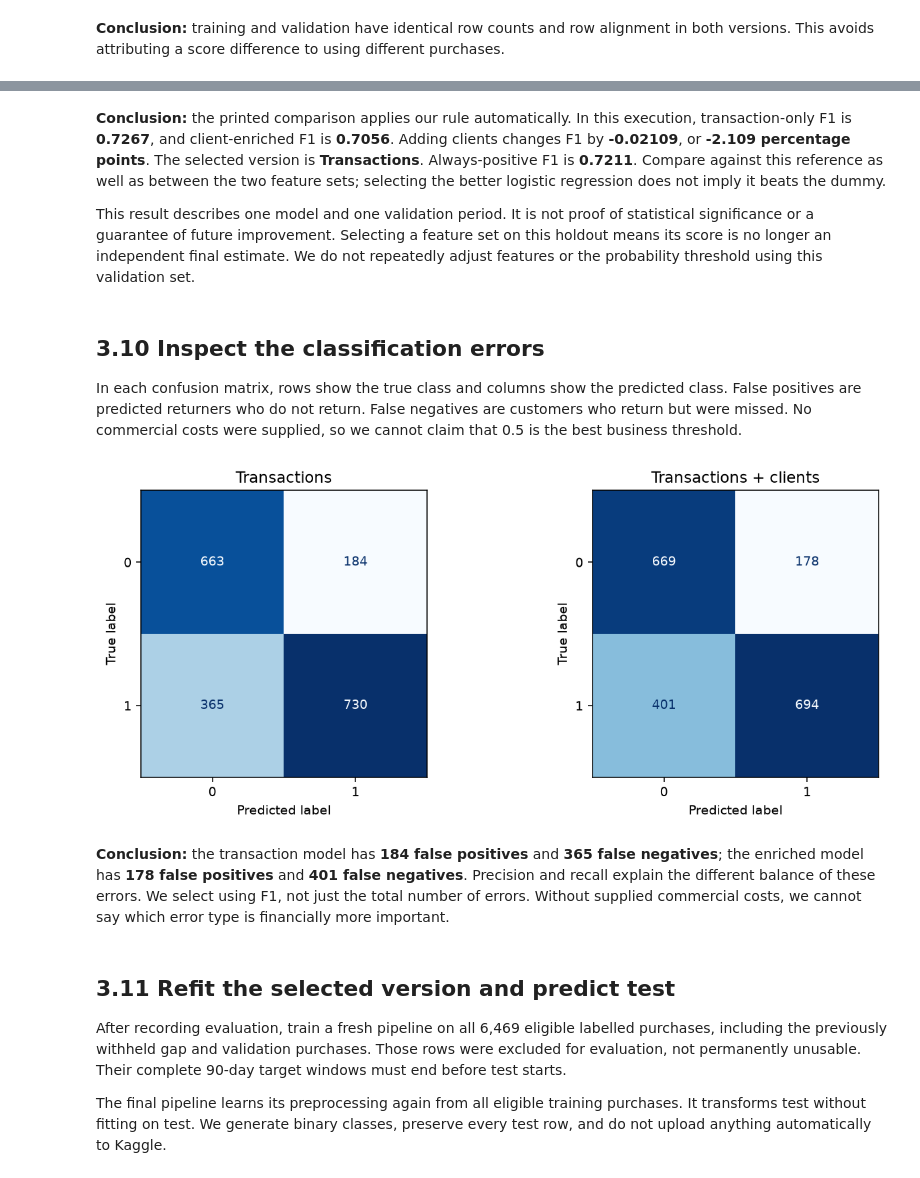
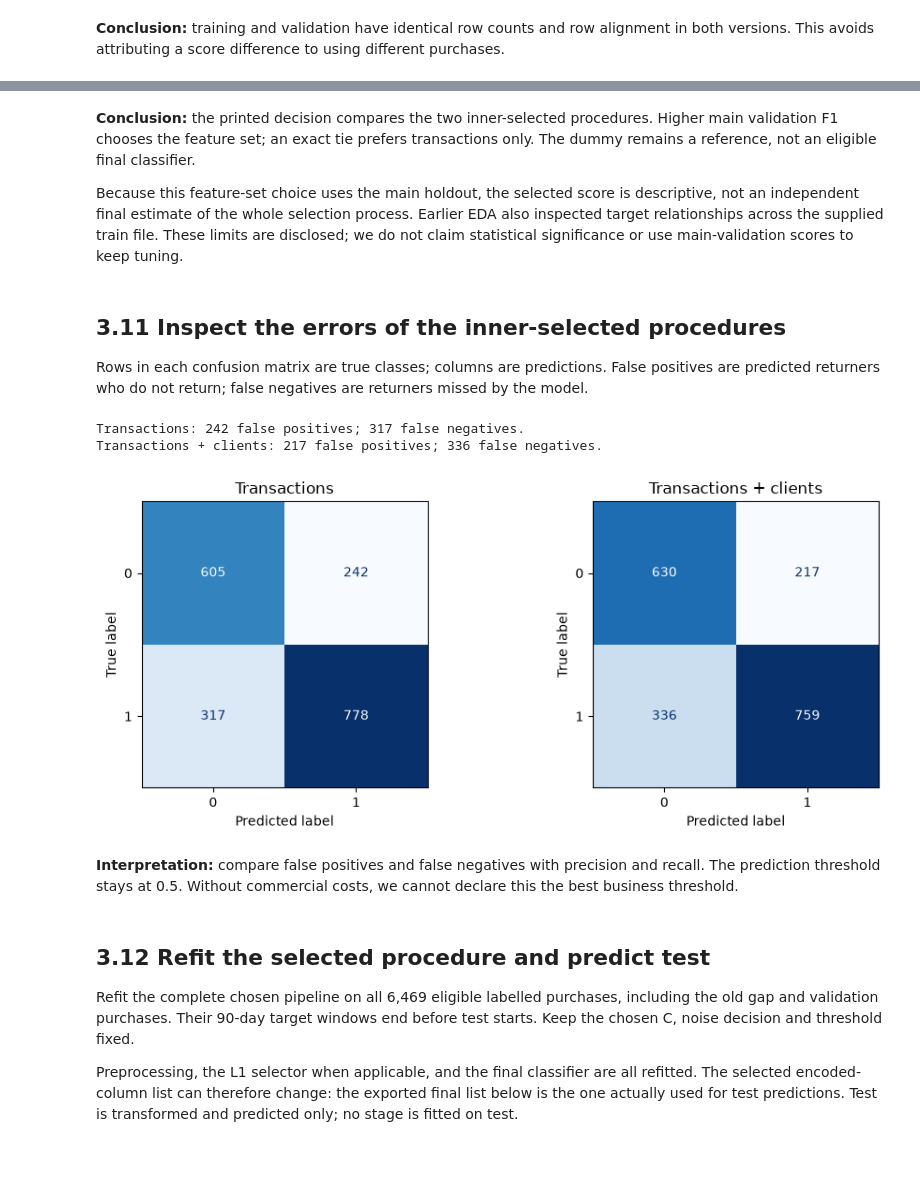
Before and after one commit to alfredosoudo21/ML_Group_04, a Jupyter notebook: notebooks/03_temporal_baseline_experiments.ipynb, the cells around one changed output, grey strips where cells are left out. Saved outputs shown, nothing was run; the diff lists cells and outputs as text; code cells hidden in the pictures.

Commit message:
Add train-only L1 selection and random noise comparison

```diff
--- a/notebooks/03_temporal_baseline_experiments.ipynb
+++ b/notebooks/03_temporal_baseline_experiments.ipynb
@@ -20,6 +20,8 @@ from pathlib import Path
 import pandas as pd
 import matplotlib.pyplot as plt
 import sklearn
+import warnings
+import numpy as np
 
 from sklearn.compose import ColumnTransformer
 from sklearn.pipeline import Pipeline
@@ -27,6 +29,8 @@ from sklearn.impute import SimpleImputer
 from sklearn.preprocessing import StandardScaler, OneHotEncoder
 from sklearn.linear_model import LogisticRegression
 from sklearn.dummy import DummyClassifier
+from sklearn.feature_selection import SelectFromModel
+from sklearn.exceptions import ConvergenceWarning
 from sklearn.metrics import (
     f1_score, precision_score, recall_score, accuracy_score,
     roc_auc_score, confusion_matrix, ConfusionMatrixDisplay
@@ -38,10 +42,11 @@ if not DATA_DIR.is_dir():
 if not DATA_DIR.is_dir():
     raise FileNotFoundError('Run from the project root or notebooks folder.')
 
-OUTPUT_DIR = DATA_DIR.parent / 'output' / 'notebook03'
+OUTPUT_DIR = DATA_DIR.parent / 'outputs' / 'notebook03'
 OUTPUT_DIR.mkdir(parents=True, exist_ok=True)
 TARGET = 'repeat_purchase_90d'
 THRESHOLD = 0.5
+RANDOM_STATE = 42
 
 print('pandas:', pd.__version__)
 print('scikit-learn:', sklearn.__version__)
@@ -331,0 +521,15 @@ Both models fitted without reaching the iteration limit.
+# %%
+# Paired comparisons change only random_noise at a fixed selection setting.
+noise_comparison = inner_results.pivot(
+    index=['Feature set', 'Selection'], columns='Keep noise', values='Inner F1'
+).rename(columns={True: 'F1 with noise', False: 'F1 without noise'})
+noise_comparison['Delta without minus with'] = (
+    noise_comparison['F1 without noise'] - noise_comparison['F1 with noise']
+)
+display(noise_comparison.round(4))
+
+for feature_set, candidate_id in chosen_candidates.items():
+    spec = candidate_specs[candidate_id]
+    noise_decision = 'kept as a candidate' if spec['keep_noise'] else 'removed before preprocessing'
+    selection_decision = 'no selection' if spec['selector_c'] is None else 'L1 C=' + str(spec['selector_c'])
+    print(feature_set + ': ' + selection_decision + '; random_noise ' + noise_decision + '.')
@@ -393,38 +696,37 @@ Always-positive F1: 0.7211
 # %% [markdown]
-**Conclusion:** the printed comparison applies our rule automatically. In this execution, transaction-only F1 is **0.7267**, and client-enriched F1 is **0.7056**. Adding clients changes F1 by **-0.02109**, or **-2.109 percentage points**. The selected version is **Transactions**. Always-positive F1 is **0.7211**. Compare against this reference as well as between the two feature sets; selecting the better logistic regression does not imply it beats the dummy.
+**Conclusion:** the printed decision compares the two inner-selected procedures. Higher main validation F1 chooses the feature set; an exact tie prefers transactions only. The dummy remains a reference, not an eligible final classifier.
 
-This result describes one model and one validation period. It is not proof of statistical significance or a guarantee of future improvement. Selecting a feature set on this holdout means its score is no longer an independent final estimate. We do not repeatedly adjust features or the probability threshold using this validation set.
+Because this feature-set choice uses the main holdout, the selected score is descriptive, not an independent final estimate of the whole selection process. Earlier EDA also inspected target relationships across the supplied train file. These limits are disclosed; we do not claim statistical significance or use main-validation scores to keep tuning.
 # %% [markdown]
-## 3.10 Inspect the classification errors
+## 3.11 Inspect the errors of the inner-selected procedures
 
-In each confusion matrix, rows show the true class and columns show the predicted class. False positives are predicted returners who do not return. False negatives are customers who return but were missed. No commercial costs were supplied, so we cannot claim that 0.5 is the best business threshold.
+Rows in each confusion matrix are true classes; columns are predictions. False positives are predicted returners who do not return; false negatives are returners missed by the model.
 # %%
 fig, axes = plt.subplots(1, 2, figsize=(10, 4))
-
-ConfusionMatrixDisplay.from_predictions(
-    y_valid, transaction_prediction, labels=[0, 1],
-    ax=axes[0], cmap='Blues', colorbar=False
-)
-axes[0].set_title('Transactions')
-
-ConfusionMatrixDisplay.from_predictions(
-    y_valid, client_prediction, labels=[0, 1],
-    ax=axes[1], cmap='Blues', colorbar=False
-)
-axes[1].set_title('Transactions + clients')
-
+for axis, name in zip(axes, feature_sets):
+    ConfusionMatrixDisplay.from_predictions(
+        y_valid, selected_predictions[name], labels=[0, 1],
+        ax=axis, cmap='Blues', colorbar=False
+    )
+    axis.set_title(name)
+    tn, fp, fn, tp = confusion_matrix(
+        y_valid, selected_predictions[name], labels=[0, 1]
+    ).ravel()
+    print(name + ':', int(fp), 'false positives;', int(fn), 'false negatives.')
 plt.tight_layout()
 plt.show()
 # %% [output]
+Transactions: 242 false positives; 317 false negatives.
+Transactions + clients: 217 false positives; 336 false negatives.
-[figure, old version]
+[figure, new version]
 # %% [markdown]
-**Conclusion:** the transaction model has **184 false positives** and **365 false negatives**; the enriched model has **178 false positives** and **401 false negatives**. Precision and recall explain the different balance of these errors. We select using F1, not just the total number of errors. Without supplied commercial costs, we cannot say which error type is financially more important.
+**Interpretation:** compare false positives and false negatives with precision and recall. The prediction threshold stays at 0.5. Without commercial costs, we cannot declare this the best business threshold.
 # %% [markdown]
-## 3.11 Refit the selected version and predict test
+## 3.12 Refit the selected procedure and predict test
 
-After recording evaluation, train a fresh pipeline on all 6,469 eligible labelled purchases, including the previously withheld gap and validation purchases. Those rows were excluded for evaluation, not permanently unusable. Their complete 90-day target windows must end before test starts.
+Refit the complete chosen pipeline on all 6,469 eligible labelled purchases, including the old gap and validation purchases. Their 90-day target windows end before test starts. Keep the chosen C, noise decision and threshold fixed.
 
-The final pipeline learns its preprocessing again from all eligible training purchases. It transforms test without fitting on test. We generate binary classes, preserve every test row, and do not upload anything automatically to Kaggle.
+Preprocessing, the L1 selector when applicable, and the final classifier are all refitted. The selected encoded-column list can therefore change: the exported final list below is the one actually used for test predictions. Test is transformed and predicted only; no stage is fitted on test.
 # %%
 first_test_date = pd.to_datetime(test['purchase_date'], errors='coerce').min()
 last_training_date = data['purchase_date'].max()
```
Also changed, not shown: parts of 26 cells of this notebook.
